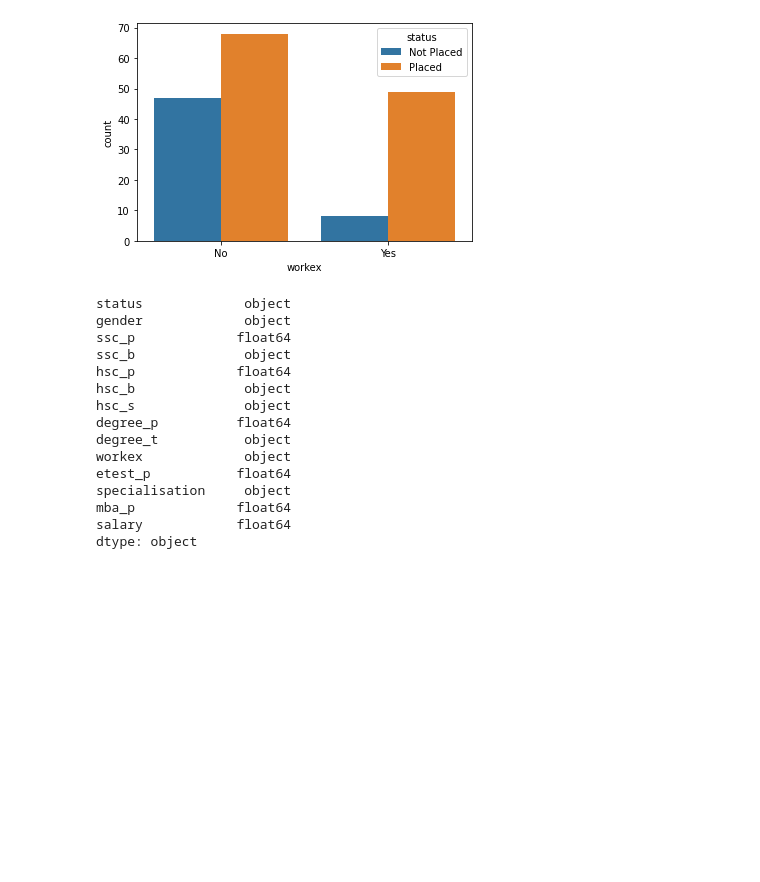
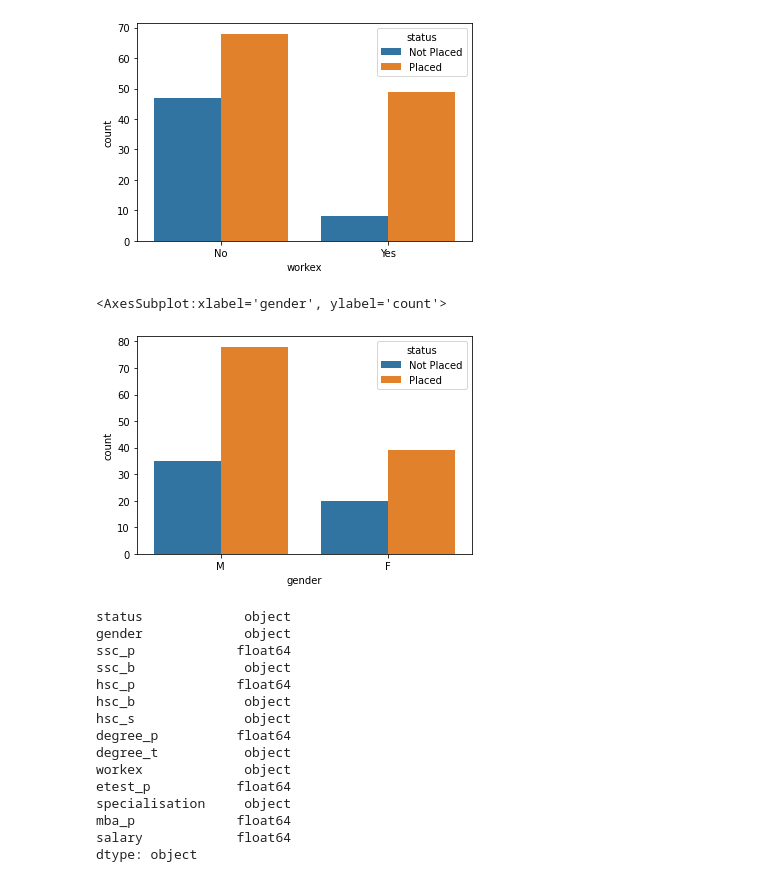
Before and after one commit to riccardojansen/job-placement, a Jupyter notebook: preparazione.ipynb, the cells around one changed output. Cells and saved outputs as stored; diff of their text form; code cells hidden in the pictures; blank space fills up the shorter version.

```diff
--- a/preparazione.ipynb
+++ b/preparazione.ipynb
@@ -167,3 +167,12 @@ sns.countplot(x=dataset["workex"],hue=dataset["status"])
 # %%
 #osservo che la mancanza di esperienza lavorativa non incide sulla collocazione degli studenti
 #infatti un buon numero di studenti senza esperienza lavorativa ha comunque trovato lavoro
+# %%
+#visualizzo quanto incide il genere sull'occupazione
+plt.rc("axes",labelsize=10)
+plt.rc("xtick",labelsize=10)
+plt.rc("ytick",labelsize=10)
+sns.countplot(x=dataset["gender"],hue=dataset["status"])
+# %% [output]
+<AxesSubplot:xlabel='gender', ylabel='count'>
+[figure, added]
```
Also changed, not shown: parts of 3 cells of this notebook.
